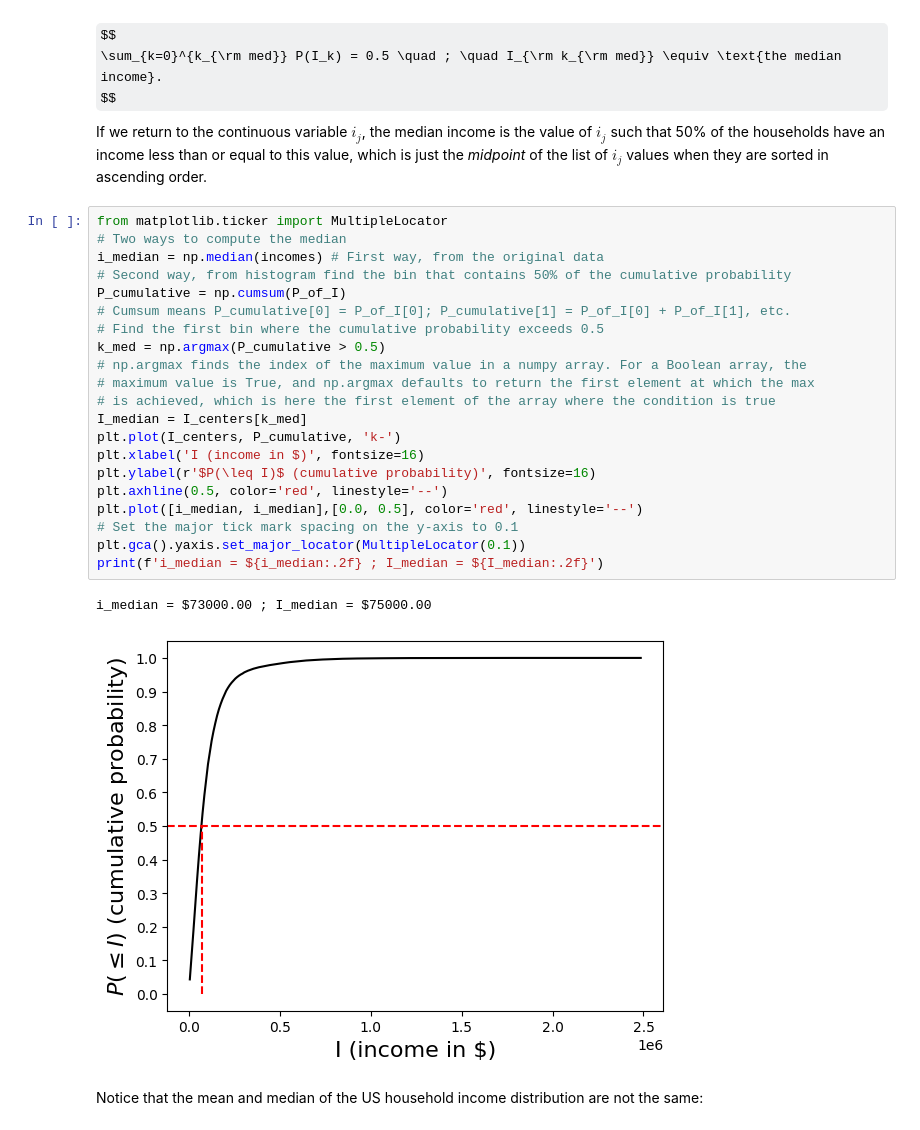
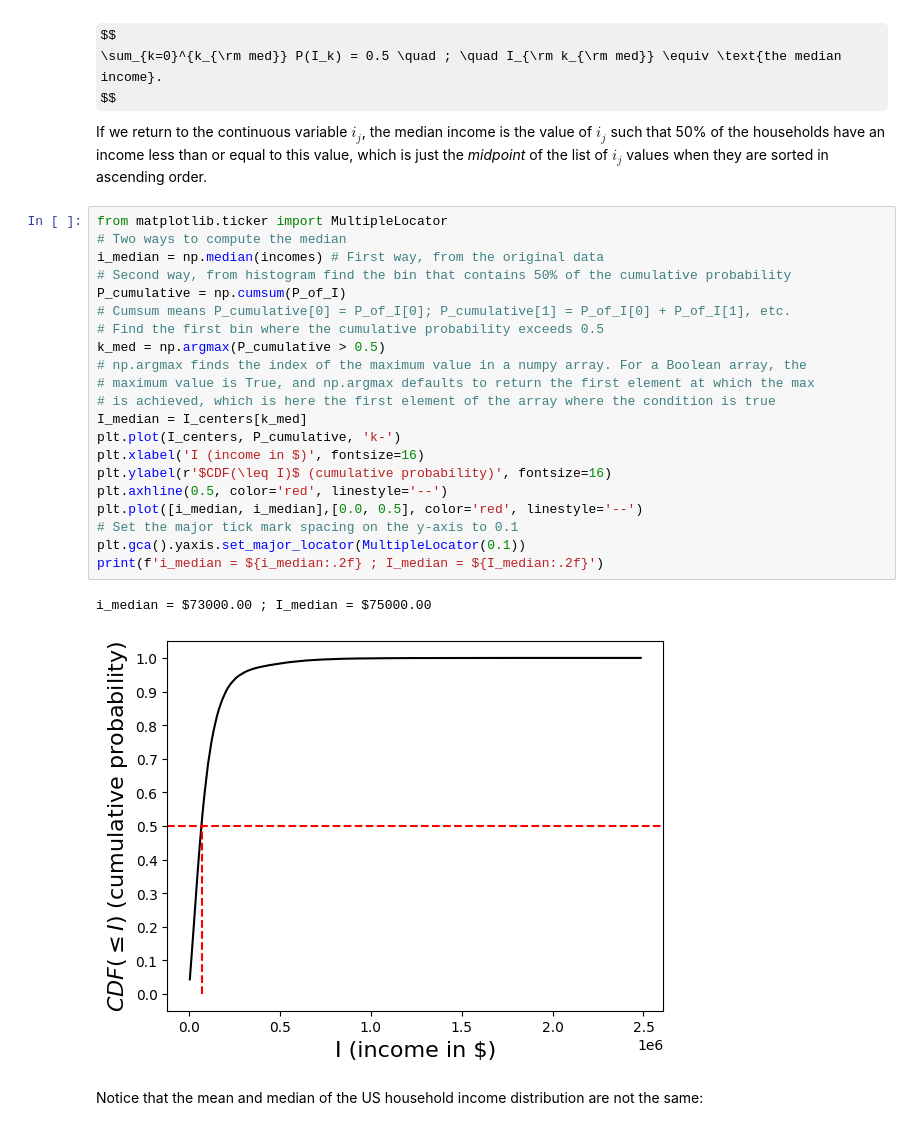
Before and after one commit to enigma-igm/Phys29_S24, a Jupyter notebook: Phys29/lectures/Week7/01_probability.ipynb, the cells around one changed output. Drawn from its saved outputs; the diff is of its cells as text; some formulas as TeX source.

```diff
--- a/Phys29/lectures/Week7/01_probability.ipynb
+++ b/Phys29/lectures/Week7/01_probability.ipynb
@@ -179,27 +199,27 @@ If we return to the continuous variable $i_j$, the median income is the value of
 # %%
 from matplotlib.ticker import MultipleLocator
 # Two ways to compute the median
 i_median = np.median(incomes) # First way, from the original data
 # Second way, from histogram find the bin that contains 50% of the cumulative probability
 P_cumulative = np.cumsum(P_of_I)
 # Cumsum means P_cumulative[0] = P_of_I[0]; P_cumulative[1] = P_of_I[0] + P_of_I[1], etc.
 # Find the first bin where the cumulative probability exceeds 0.5
 k_med = np.argmax(P_cumulative > 0.5)
 # np.argmax finds the index of the maximum value in a numpy array. For a Boolean array, the
 # maximum value is True, and np.argmax defaults to return the first element at which the max
 # is achieved, which is here the first element of the array where the condition is true
 I_median = I_centers[k_med]
 plt.plot(I_centers, P_cumulative, 'k-')
 plt.xlabel('I (income in $)', fontsize=16)
-plt.ylabel(r'$P(\leq I)$ (cumulative probability)', fontsize=16)
+plt.ylabel(r'$CDF(\leq I)$ (cumulative probability)', fontsize=16)
 plt.axhline(0.5, color='red', linestyle='--')
 plt.plot([i_median, i_median],[0.0, 0.5], color='red', linestyle='--')
 # Set the major tick mark spacing on the y-axis to 0.1
 plt.gca().yaxis.set_major_locator(MultipleLocator(0.1))
 print(f'i_median = ${i_median:.2f} ; I_median = ${I_median:.2f}')
 # %% [output]
 i_median = $73000.00 ; I_median = $75000.00
-[figure, old version]
+[figure, new version]
 # %% [markdown]
 Notice that the mean and median of the US household income distribution are not the same:
 # %%
```
Also changed, not shown: parts of 10 cells of this notebook, 1 other file.
